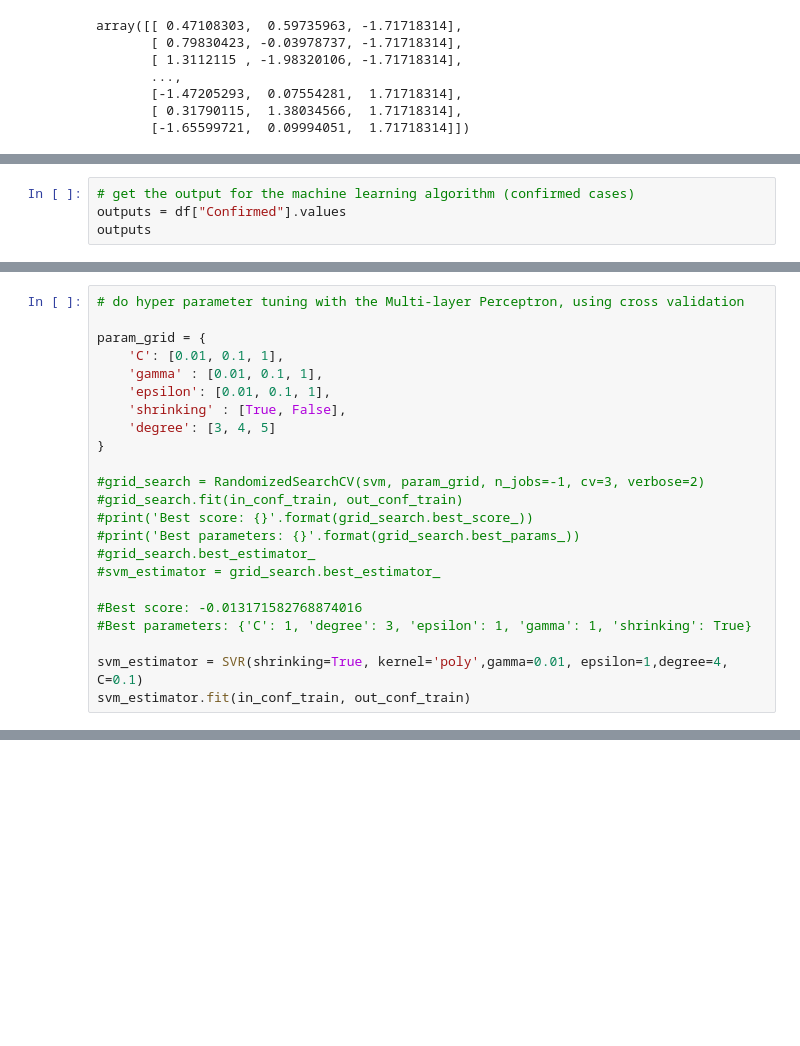
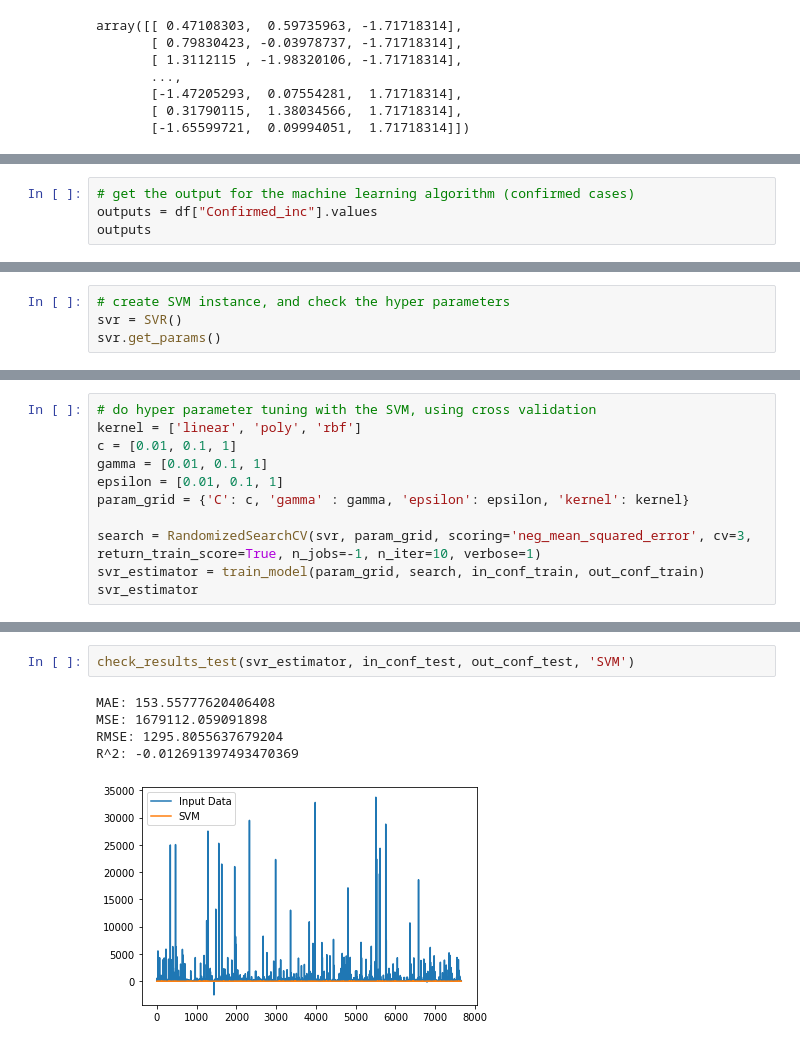
Before and after one commit to EduRibeiro00/CovidForecast-feup-iart, a Jupyter notebook: proj2/covid_analysis_svm.ipynb, the cells around one changed output, grey strips where cells are left out. Drawn from its saved outputs; the diff is of its cells as text; blank space fills up the shorter version.

```diff
--- a/proj2/covid_analysis_svm.ipynb
+++ b/proj2/covid_analysis_svm.ipynb
@@ -58,5 +148,5 @@ array([[ 0.47108303,  0.59735963, -1.71718314],
 # %%
 # get the output for the machine learning algorithm (confirmed cases)
-outputs = df["Confirmed"].values
+outputs = df["Confirmed_inc"].values
 outputs
 # %% [output]
@@ -101,23 +159,0 @@ svm.get_params()
-# %%
-# do hyper parameter tuning with the Multi-layer Perceptron, using cross validation
-
-param_grid = {
-    'C': [0.01, 0.1, 1],
-    'gamma' : [0.01, 0.1, 1],
-    'epsilon': [0.01, 0.1, 1],
-    'shrinking' : [True, False],
-    'degree': [3, 4, 5]
-}
-
-#grid_search = RandomizedSearchCV(svm, param_grid, n_jobs=-1, cv=3, verbose=2)
-#grid_search.fit(in_conf_train, out_conf_train)
-#print('Best score: {}'.format(grid_search.best_score_))
-#print('Best parameters: {}'.format(grid_search.best_params_))
-#grid_search.best_estimator_
-#svm_estimator = grid_search.best_estimator_
-
-#Best score: -0.013171582768874016
-#Best parameters: {'C': 1, 'degree': 3, 'epsilon': 1, 'gamma': 1, 'shrinking': True}
-
-svm_estimator = SVR(shrinking=True, kernel='poly',gamma=0.01, epsilon=1,degree=4, C=0.1)
-svm_estimator.fit(in_conf_train, out_conf_train)
@@ -166,0 +160,4 @@ plt.legend()
+# %%
+# create SVM instance, and check the hyper parameters
+svr = SVR()
+svr.get_params()
@@ -166,0 +176,11 @@ plt.legend()
+# %%
+# do hyper parameter tuning with the SVM, using cross validation
+kernel = ['linear', 'poly', 'rbf']
+c = [0.01, 0.1, 1]
+gamma = [0.01, 0.1, 1]
+epsilon = [0.01, 0.1, 1]
+param_grid = {'C': c, 'gamma' : gamma, 'epsilon': epsilon, 'kernel': kernel}
+
+search = RandomizedSearchCV(svr, param_grid, scoring='neg_mean_squared_error', cv=3, return_train_score=True, n_jobs=-1, n_iter=10, verbose=1)
+svr_estimator = train_model(param_grid, search, in_conf_train, out_conf_train)
+svr_estimator
@@ -166,0 +196,8 @@ plt.legend()
+# %%
+check_results_test(svr_estimator, in_conf_test, out_conf_test, 'SVM')
+# %% [output]
+MAE: 153.55777620406408
+MSE: 1679112.059091898
+RMSE: 1295.8055637679204
+R^2: -0.012691397493470369
+[figure, added]
```
Also changed, not shown: parts of 13 cells of this notebook.
